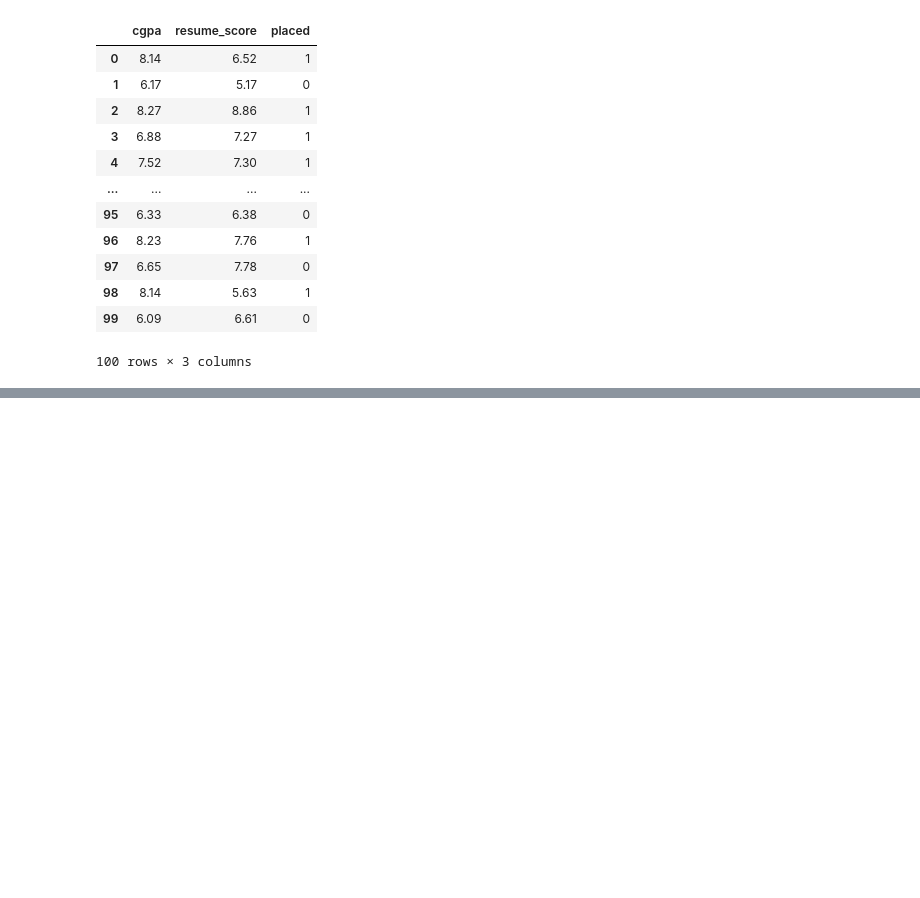
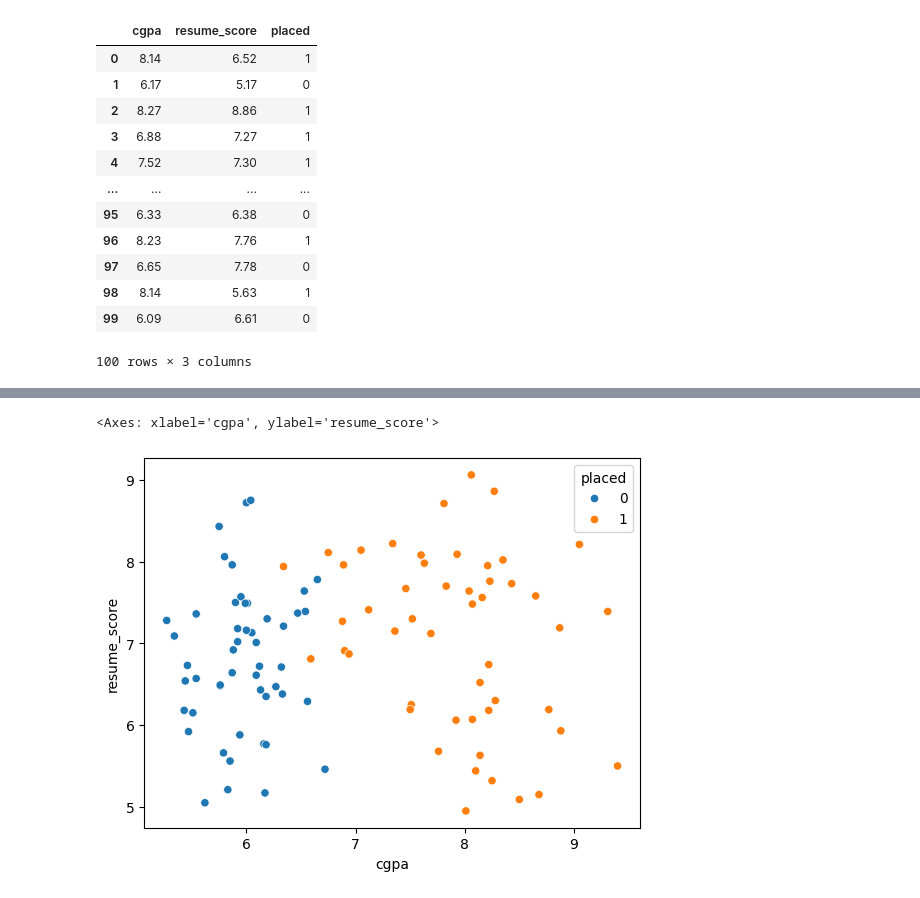
Before and after one commit to Msaleemakhtar/Deep-Learning, a Jupyter notebook: Deep_Learning.ipynb, the cells around one changed output, grey strips where cells are left out. Cells and saved outputs as stored; diff of their text form; code cells hidden in the pictures; blank space fills up the shorter version.

```diff
--- a/Deep_Learning.ipynb
+++ b/Deep_Learning.ipynb
@@ -6,8 +6,8 @@ import pandas as pd
 import seaborn as sns
 import matplotlib.pyplot as plt
 # %%
-data = pd.read_csv("/content/placement.csv")
-data
+df = pd.read_csv("/content/placement.csv")
+df
 # %% [output]
 |  | cgpa | resume_score | placed |
 | 0 | 8.14 | 6.52 | 1 |
@@ -24,0 +36,5 @@ data
+# %%
+sns.scatterplot(x=df['cgpa'], y=df['resume_score'], hue=df['placed'])
+# %% [output]
+<Axes: xlabel='cgpa', ylabel='resume_score'>
+[figure, added]
```
Also changed, not shown: parts of 10 cells of this notebook.
